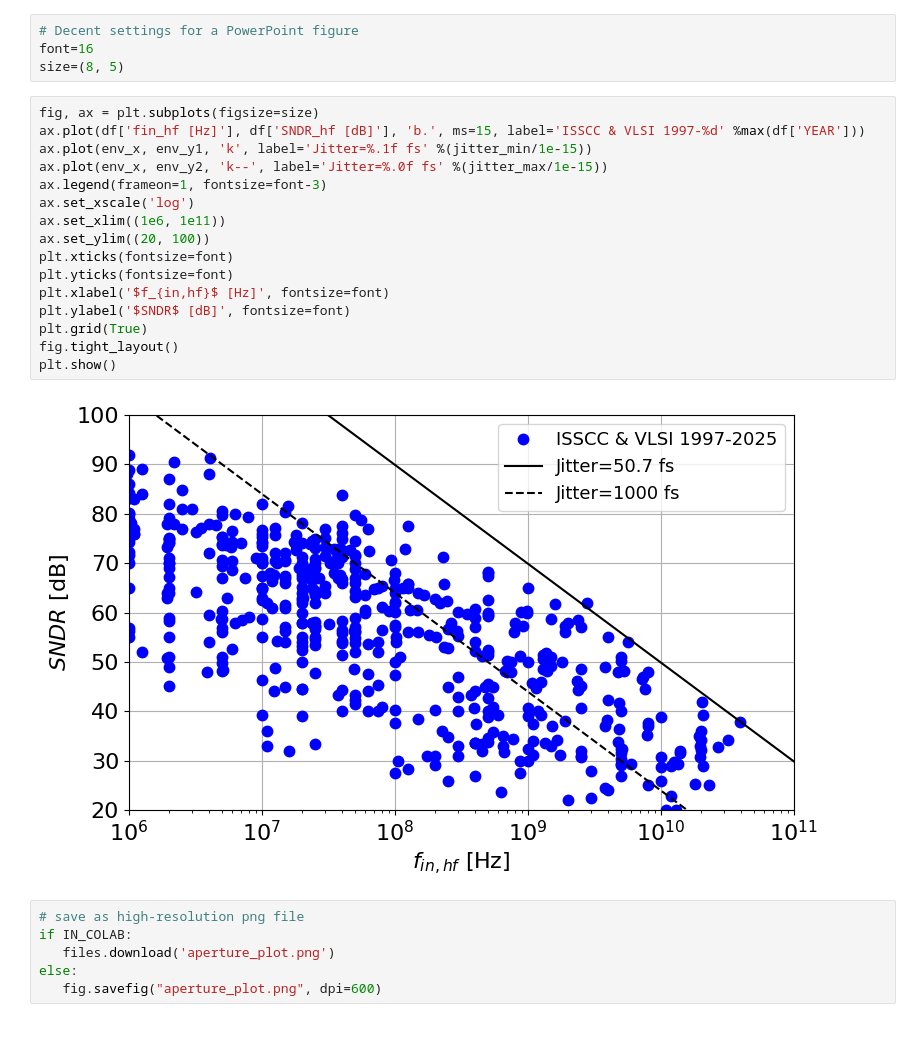
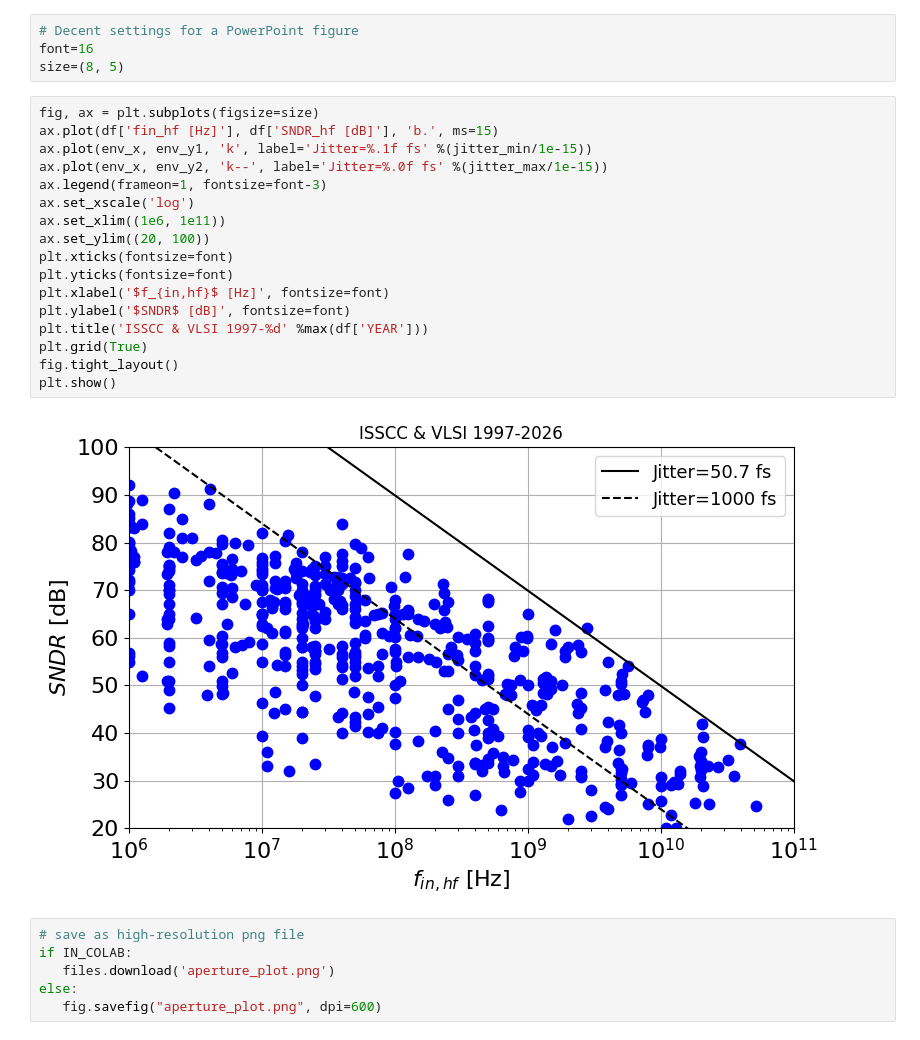
Before and after one commit to bmurmann/ADC-survey, a Jupyter notebook: plots/aperture_plot.ipynb, the cells around one changed output. Saved outputs shown, nothing was run; the diff lists cells and outputs as text.

```diff
--- a/plots/aperture_plot.ipynb
+++ b/plots/aperture_plot.ipynb
@@ -48,22 +48,23 @@ font=16
 size=(8, 5)
 # %%
 fig, ax = plt.subplots(figsize=size)
-ax.plot(df['fin_hf [Hz]'], df['SNDR_hf [dB]'], 'b.', ms=15, label='ISSCC & VLSI 1997-%d' %max(df['YEAR']))
+ax.plot(df['fin_hf [Hz]'], df['SNDR_hf [dB]'], 'b.', ms=15)
 ax.plot(env_x, env_y1, 'k', label='Jitter=%.1f fs' %(jitter_min/1e-15))
 ax.plot(env_x, env_y2, 'k--', label='Jitter=%.0f fs' %(jitter_max/1e-15))
 ax.legend(frameon=1, fontsize=font-3)
 ax.set_xscale('log')
 ax.set_xlim((1e6, 1e11))
 ax.set_ylim((20, 100))
 plt.xticks(fontsize=font)
 plt.yticks(fontsize=font)
 plt.xlabel('$f_{in,hf}$ [Hz]', fontsize=font)
 plt.ylabel('$SNDR$ [dB]', fontsize=font)
+plt.title('ISSCC & VLSI 1997-%d' %max(df['YEAR']))
 plt.grid(True)
 fig.tight_layout()
 plt.show()
 # %% [output]
-[figure, old version]
+[figure, new version]
 # %%
 # save as high-resolution png file
 if IN_COLAB:
```
Also changed, not shown: 14 other files.
